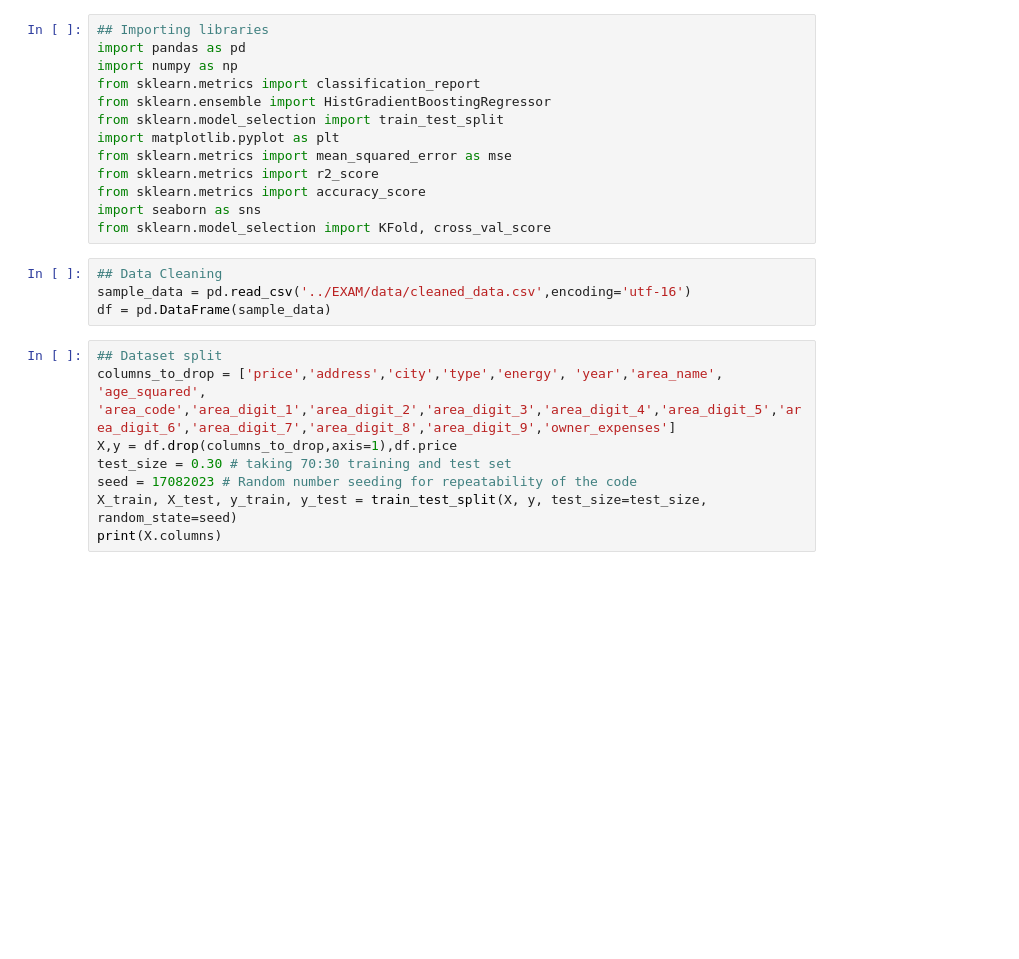
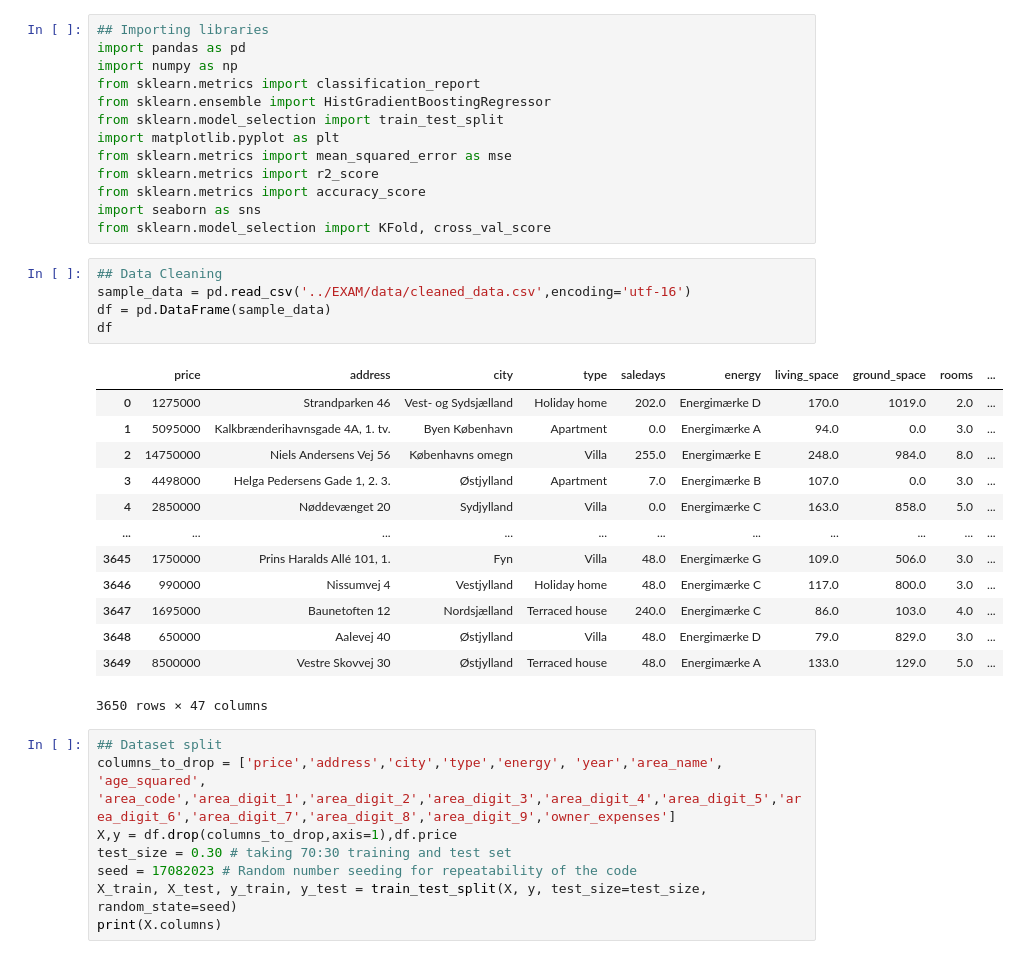
Before and after one commit to QiZhang777777/SODAS2023, a Jupyter notebook: EXAM/model_HGBM.ipynb, the cells around one changed output. Saved outputs shown, nothing was run; the diff lists cells and outputs as text; blank space fills up the shorter version.

```diff
--- a/EXAM/model_HGBM.ipynb
+++ b/EXAM/model_HGBM.ipynb
@@ -14,7 +14,22 @@ from sklearn.model_selection import KFold, cross_val_score
 # %%
 ## Data Cleaning
 sample_data = pd.read_csv('../EXAM/data/cleaned_data.csv',encoding='utf-16')
 df = pd.DataFrame(sample_data)
+df
+# %% [output]
+|  | price | address | city | type | saledays | energy | living_space | ground_space | rooms | ... |
+| 0 | 1275000 | Strandparken 46 | Vest- og Sydsjælland | Holiday home | 202.0 | Energimærke D | 170.0 | 1019.0 | 2.0 | ... |
+| 1 | 5095000 | Kalkbrænderihavnsgade 4A, 1. tv. | Byen København | Apartment | 0.0 | Energimærke A | 94.0 | 0.0 | 3.0 | ... |
+| 2 | 14750000 | Niels Andersens Vej 56 | Københavns omegn | Villa | 255.0 | Energimærke E | 248.0 | 984.0 | 8.0 | ... |
+| 3 | 4498000 | Helga Pedersens Gade 1, 2. 3. | Østjylland | Apartment | 7.0 | Energimærke B | 107.0 | 0.0 | 3.0 | ... |
+| 4 | 2850000 | Nøddevænget 20 | Sydjylland | Villa | 0.0 | Energimærke C | 163.0 | 858.0 | 5.0 | ... |
+| ... | ... | ... | ... | ... | ... | ... | ... | ... | ... | ... |
+| 3645 | 1750000 | Prins Haralds Allé 101, 1. | Fyn | Villa | 48.0 | Energimærke G | 109.0 | 506.0 | 3.0 | ... |
+| 3646 | 990000 | Nissumvej 4 | Vestjylland | Holiday home | 48.0 | Energimærke C | 117.0 | 800.0 | 3.0 | ... |
+| 3647 | 1695000 | Baunetoften 12 | Nordsjælland | Terraced house | 240.0 | Energimærke C | 86.0 | 103.0 | 4.0 | ... |
+| 3648 | 650000 | Aalevej 40 | Østjylland | Villa | 48.0 | Energimærke D | 79.0 | 829.0 | 3.0 | ... |
+| 3649 | 8500000 | Vestre Skovvej 30 | Østjylland | Terraced house | 48.0 | Energimærke A | 133.0 | 129.0 | 5.0 | ... |
+3650 rows × 47 columns
 # %%
 ## Dataset split
 columns_to_drop = ['price','address','city','type','energy', 'year','area_name', 'age_squared', 'area_code','area_digit_1','area_digit_2','area_digit_3','area_digit_4','area_digit_5','area_digit_6','area_digit_7','area_digit_8','area_digit_9','owner_expenses']
```
Also changed, not shown: 6 other files.
